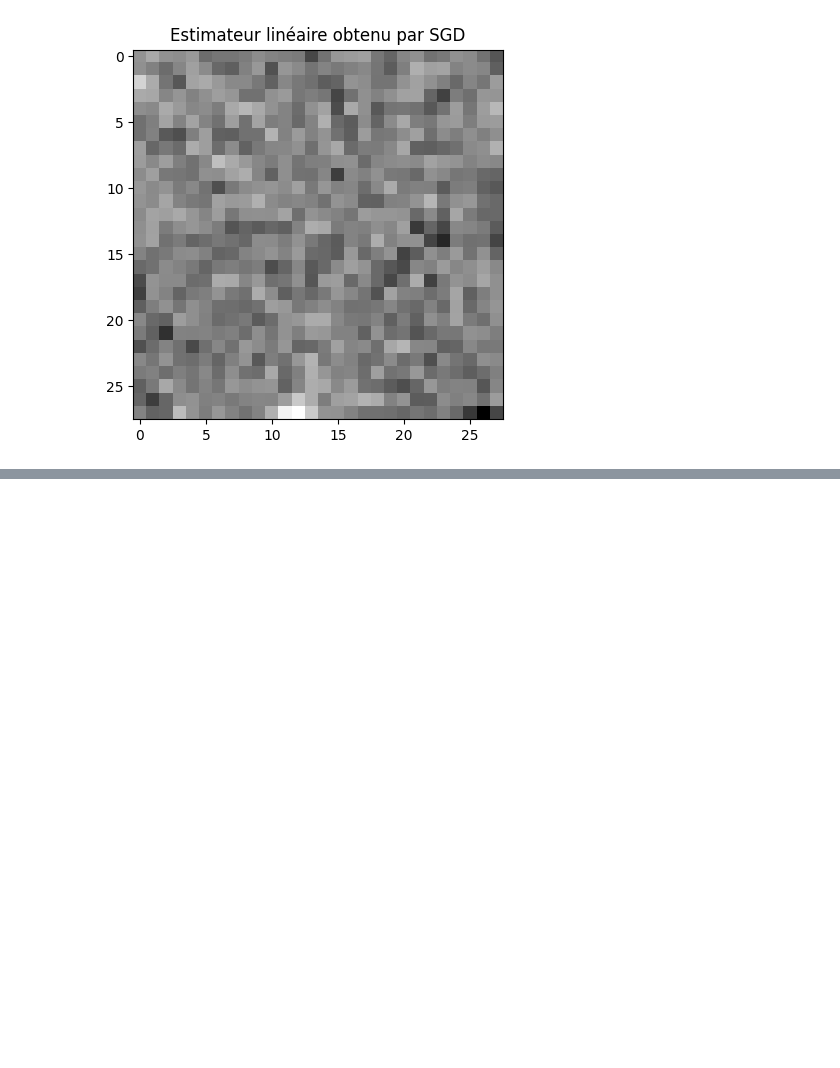
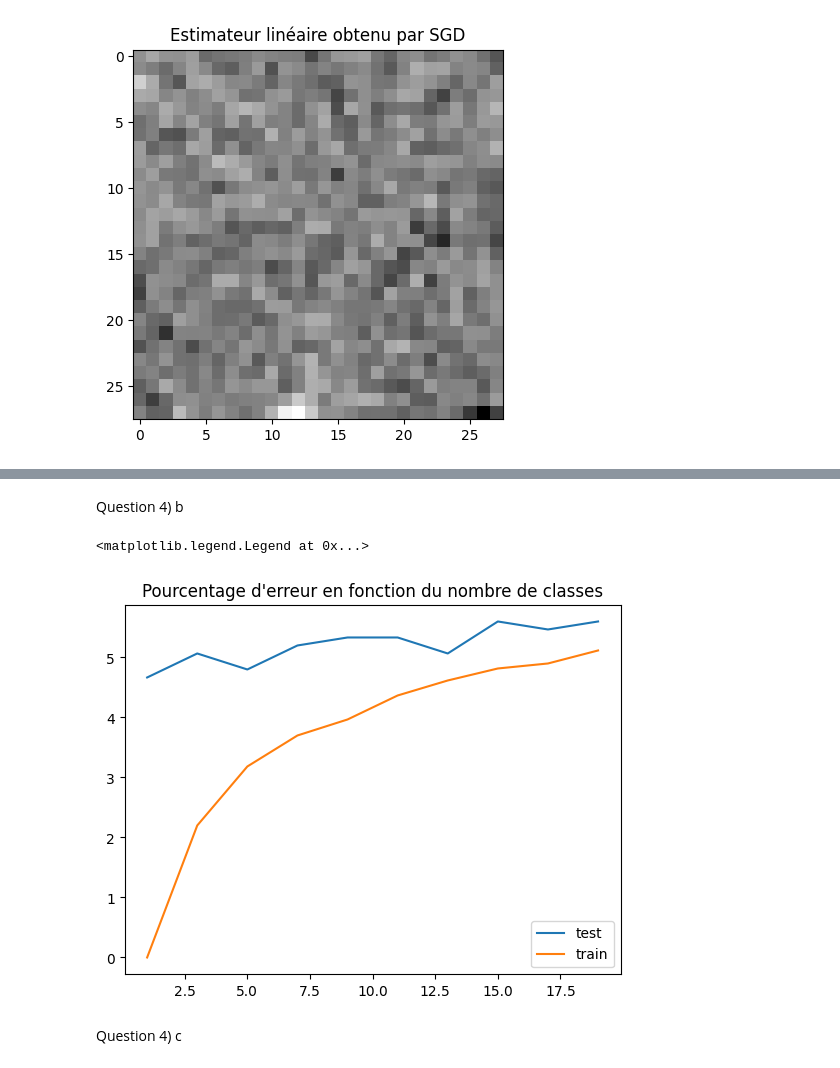
Before and after one commit to Hazdard/AppStat, a Jupyter notebook: DM_1/Sacha-Ben-Arous-DM1.ipynb, the cells around one changed output, grey strips where cells are left out. Cells and saved outputs as stored; diff of their text form; code cells hidden in the pictures; blank space fills up the shorter version.

```diff
--- a/DM_1/Sacha-Ben-Arous-DM1.ipynb
+++ b/DM_1/Sacha-Ben-Arous-DM1.ipynb
@@ -190,14 +128,0 @@ def get_confusion(ind_dist_test_train, Y_test, Y_train, k):
-# %%
-K_max = 20
-err_test = []
-err_train = []
-# Faire la boucle uniquement sur les nombres impairs
-for k in np.arange(1,K_max,2):
-    conf_test = get_confusion(ind_dist_test_train, Y_test, Y_train, k)
-    err_test.append((100.*(n_test-np.trace(conf_test))) / n_test)
-    conf_train = get_confusion(ind_dist_train_train, Y_train, Y_train, k)
-    err_train.append((100.*(n_train-np.trace(conf_train))) / n_test)
-
-plt.plot(np.arange(1,K_max,2),err_test, label='test')
-plt.plot(np.arange(1,K_max,2),err_train, label='train')
-plt.legend()
@@ -335,0 +242,21 @@ for i in range(4) :
+# %% [markdown]
+Question 4) b
+# %%
+K_max = 20
+err_test = []
+err_train = []
+for k in np.arange(1,K_max,2):
+    conf_test = get_confusion(ind_dist_test_train, Y_test, Y_train, k)
+    err_test.append((100.*(n_test-np.trace(conf_test))) / n_test)
+    conf_train = get_confusion(ind_dist_train_train, Y_train, Y_train, k)
+    err_train.append((100.*(n_train-np.trace(conf_train))) / n_small)
+
+plt.plot(np.arange(1,K_max,2),err_test, label='test')
+plt.plot(np.arange(1,K_max,2),err_train, label='train')
+plt.title("Pourcentage d'erreur en fonction du nombre de classes")
+plt.legend()
+# %% [output]
+<matplotlib.legend.Legend at 0x...>
+[figure, added]
+# %% [markdown]
+Question 4) c
```
Also changed, not shown: parts of 32 cells of this notebook, 2 other files.
